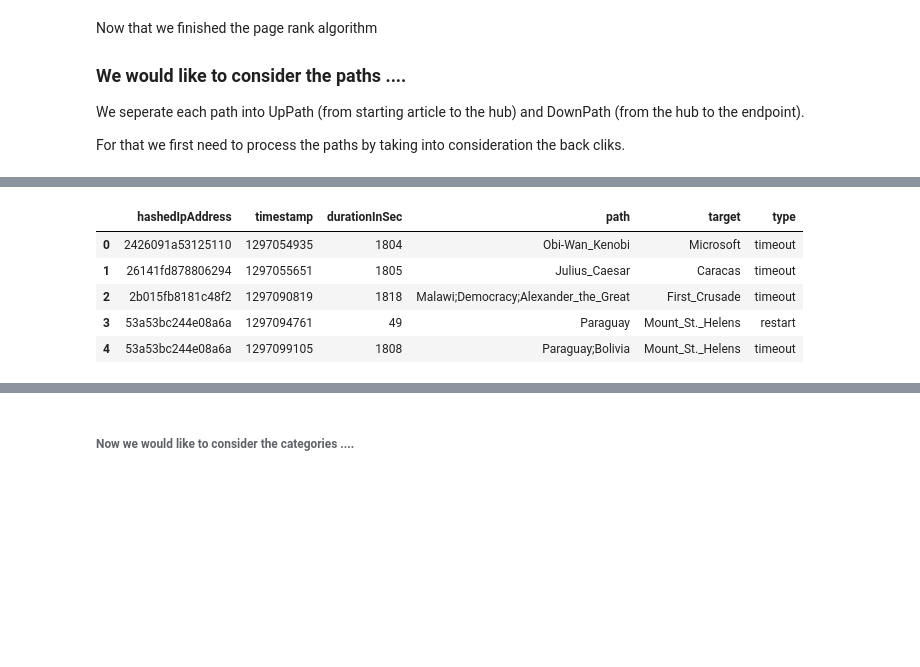
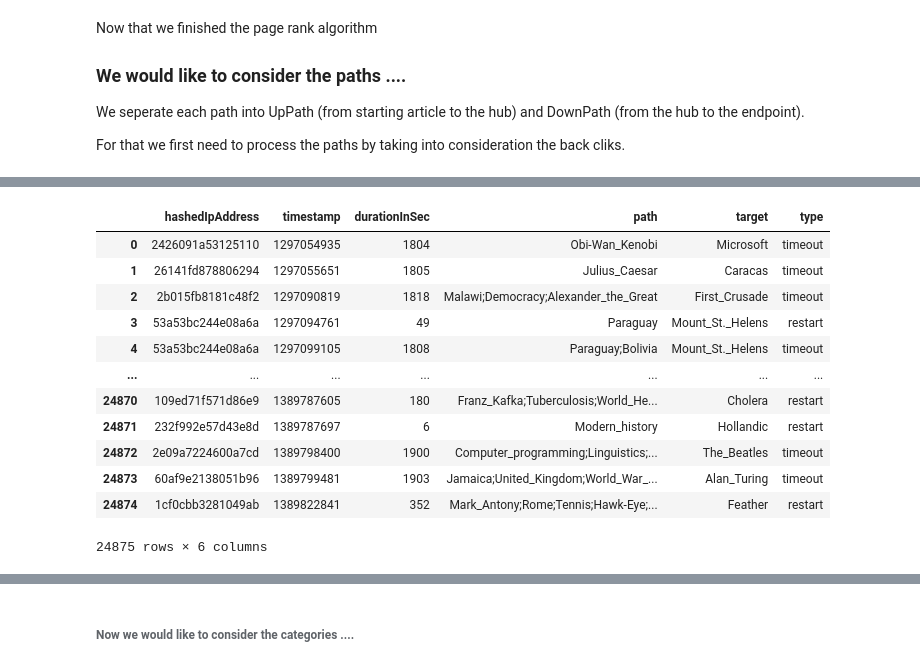
Before and after one commit to epfl-ada/ada-2023-project-datawranglers, a Jupyter notebook: notebooks milestone 2/Milestone_2_notebook.ipynb, the cells around one changed output, grey strips where cells are left out. Drawn from its saved outputs; the diff is of its cells as text; code cells hidden in the pictures; blank space fills up the shorter version.

```diff
--- a/notebooks milestone 2/Milestone_2_notebook.ipynb
+++ b/notebooks milestone 2/Milestone_2_notebook.ipynb
@@ -179,12 +186,19 @@ finished_paths.head()
 # %%
-unfinished_paths.head()
+display(unfinished_paths)
 # %% [output]
 |  | hashedIpAddress | timestamp | durationInSec | path | target | type |
 | 0 | 2426091a53125110 | 1297054935 | 1804 | Obi-Wan_Kenobi | Microsoft | timeout |
 | 1 | 26141fd878806294 | 1297055651 | 1805 | Julius_Caesar | Caracas | timeout |
 | 2 | 2b015fb8181c48f2 | 1297090819 | 1818 | Malawi;Democracy;Alexander_the_Great | First_Crusade | timeout |
 | 3 | 53a53bc244e08a6a | 1297094761 | 49 | Paraguay | Mount_St._Helens | restart |
 | 4 | 53a53bc244e08a6a | 1297099105 | 1808 | Paraguay;Bolivia | Mount_St._Helens | timeout |
+| ... | ... | ... | ... | ... | ... | ... |
+| 24870 | 109ed71f571d86e9 | 1389787605 | 180 | Franz_Kafka;Tuberculosis;World_He... | Cholera | restart |
+| 24871 | 232f992e57d43e8d | 1389787697 | 6 | Modern_history | Hollandic | restart |
+| 24872 | 2e09a7224600a7cd | 1389798400 | 1900 | Computer_programming;Linguistics;... | The_Beatles | timeout |
+| 24873 | 60af9e2138051b96 | 1389799481 | 1903 | Jamaica;United_Kingdom;World_War_... | Alan_Turing | timeout |
+| 24874 | 1cf0cbb3281049ab | 1389822841 | 352 | Mark_Antony;Rome;Tennis;Hawk-Eye;... | Feather | restart |
+24875 rows × 6 columns
 # %%
 
 # remove_unvisited_pages
```
Also changed, not shown: parts of 20 cells of this notebook.
